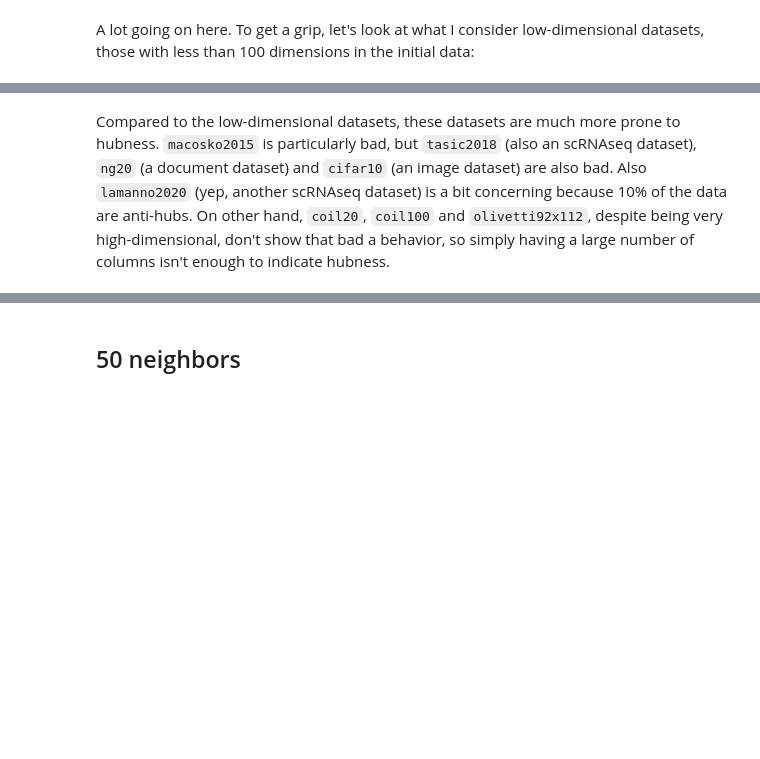
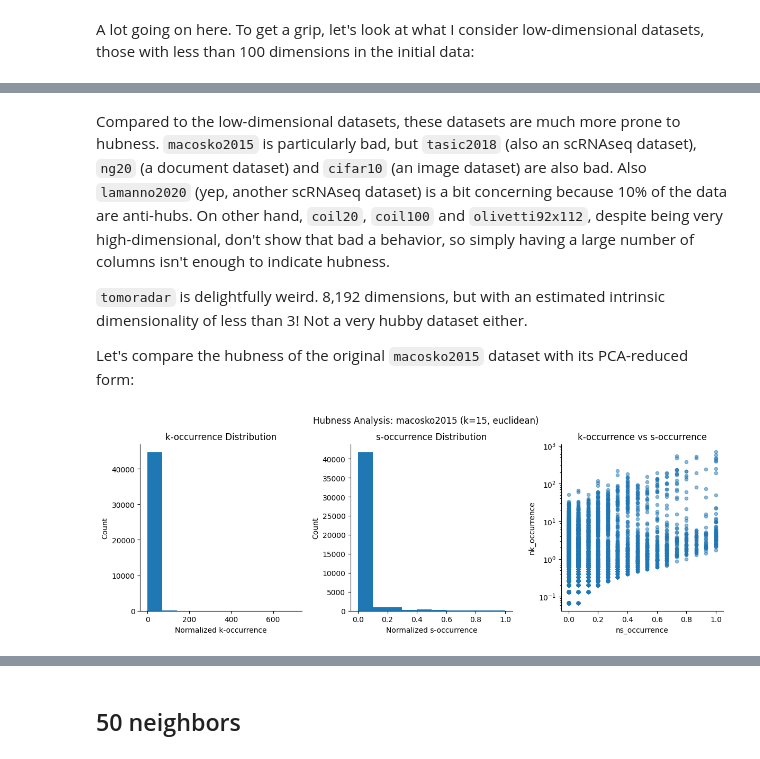
Before and after one commit to jlmelville/drnb, a Jupyter notebook: notebooks/hubness.ipynb, the cells around one changed output, grey strips where cells are left out. Cells and saved outputs as stored; diff of their text form; code cells hidden in the pictures; blank space fills up the shorter version.

```diff
--- a/notebooks/hubness.ipynb
+++ b/notebooks/hubness.ipynb
@@ -225,3 +240,12 @@ hubness15.loc[hubness15["n_dim"] >= 1000]
 | tomoradar | 120024 | 8192 | 2 | 2.89 | 0 | 15.0 | 40 | -0.34 | 90 | 2.67 | 1.00 | ... |
 # %% [markdown]
 Compared to the low-dimensional datasets, these datasets are much more prone to hubness. `macosko2015` is particularly bad, but `tasic2018` (also an scRNAseq dataset), `ng20` (a document dataset) and `cifar10` (an image dataset) are also bad. Also `lamanno2020` (yep, another scRNAseq dataset) is a bit concerning because 10% of the data are anti-hubs. On other hand, `coil20`, `coil100` and `olivetti92x112`, despite being very high-dimensional, don't show that bad a behavior, so simply having a large number of columns isn't enough to indicate hubness.
+
+`tomoradar` is delightfully weird. 8,192 dimensions, but with an estimated intrinsic dimensionality
+of less than 3! Not a very hubby dataset either.
+
+Let's compare the hubness of the original `macosko2015` dataset with its PCA-reduced form:
+# %%
+hist_occurrences("macosko2015", 15)
+# %% [output]
+[figure, added]
```
Also changed, not shown: parts of 29 cells of this notebook.
